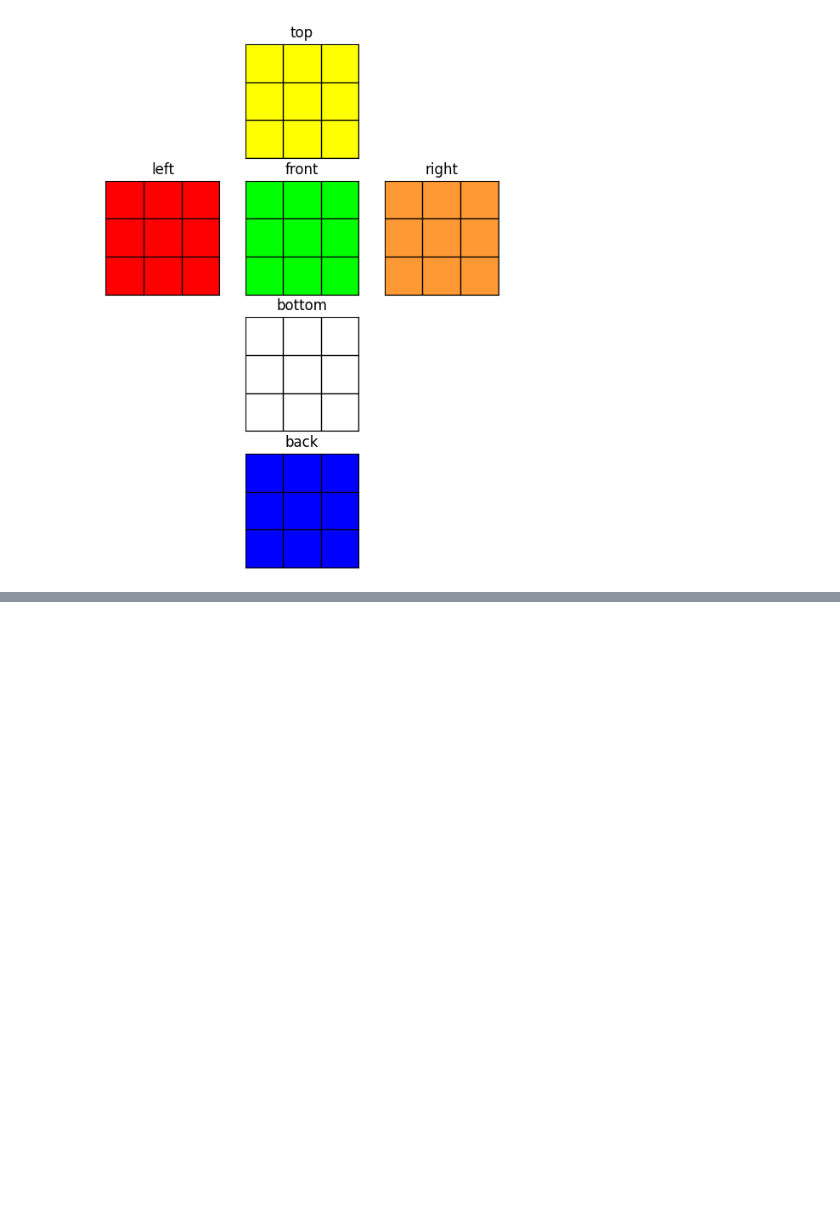
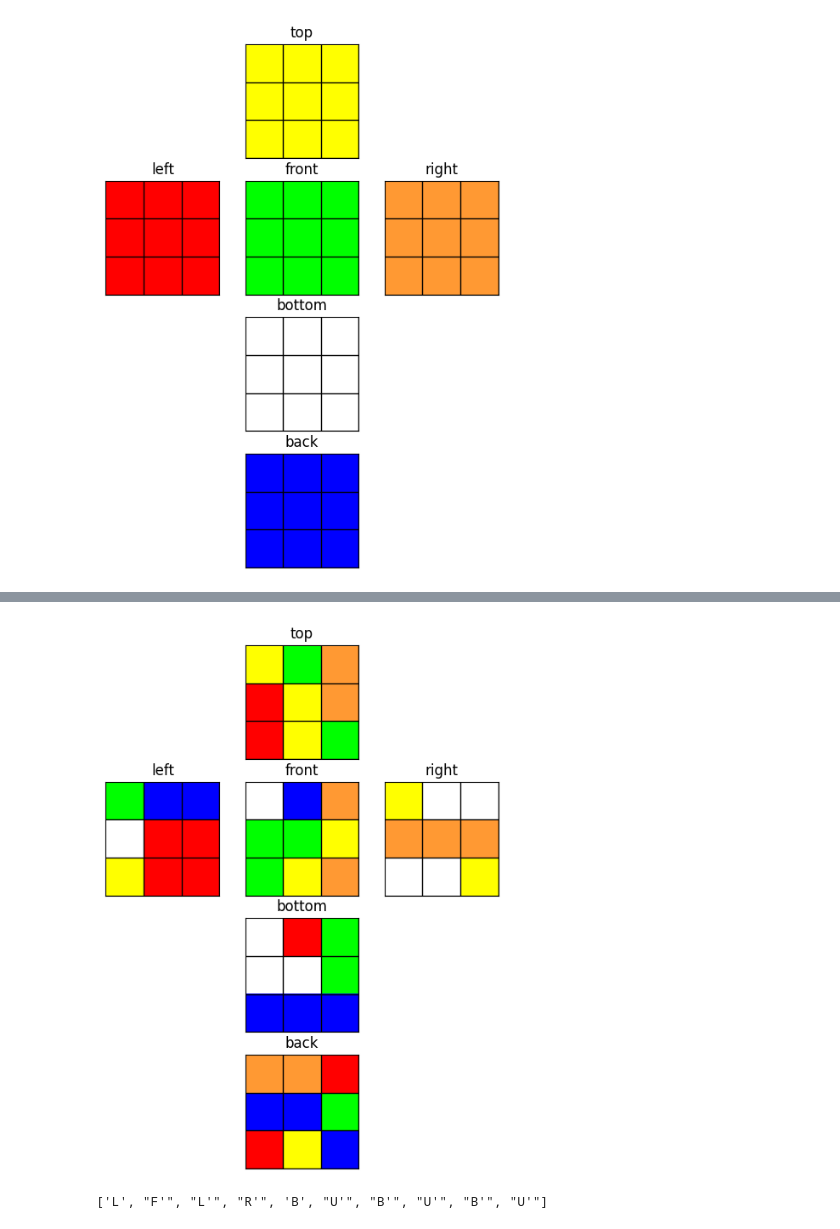
Before and after one commit to pformela/ga-rubiks-cube-solver, a Jupyter notebook: projekt1_inteligencja_obliczeniowa.ipynb, the cells around one changed output, grey strips where cells are left out. Drawn from its saved outputs; the diff is of its cells as text; code cells hidden in the pictures; blank space fills up the shorter version.

Commit message:
fixed moves; each of them is fully working and resembling the physical state

```diff
--- a/projekt1_inteligencja_obliczeniowa.ipynb
+++ b/projekt1_inteligencja_obliczeniowa.ipynb
@@ -310,0 +283,11 @@ print(commited_moves)
+# %%
+cube = initialize_cube()
+moves = np.array(["U", "U'", "D", "D'", "R", "R'", "L", "L'", "F", "F'", "B", "B'"])
+commited_moves = shuffle_cube(10, cube)
+
+# cube = make_move(cube, "F")
+plot_cube(cube)
+print(commited_moves)
+# %% [output]
+[figure, added]
+['L', "F'", "L'", "R'", 'B', "U'", "B'", "U'", "B'", "U'"]
```
Also changed, not shown: parts of 7 cells of this notebook.
